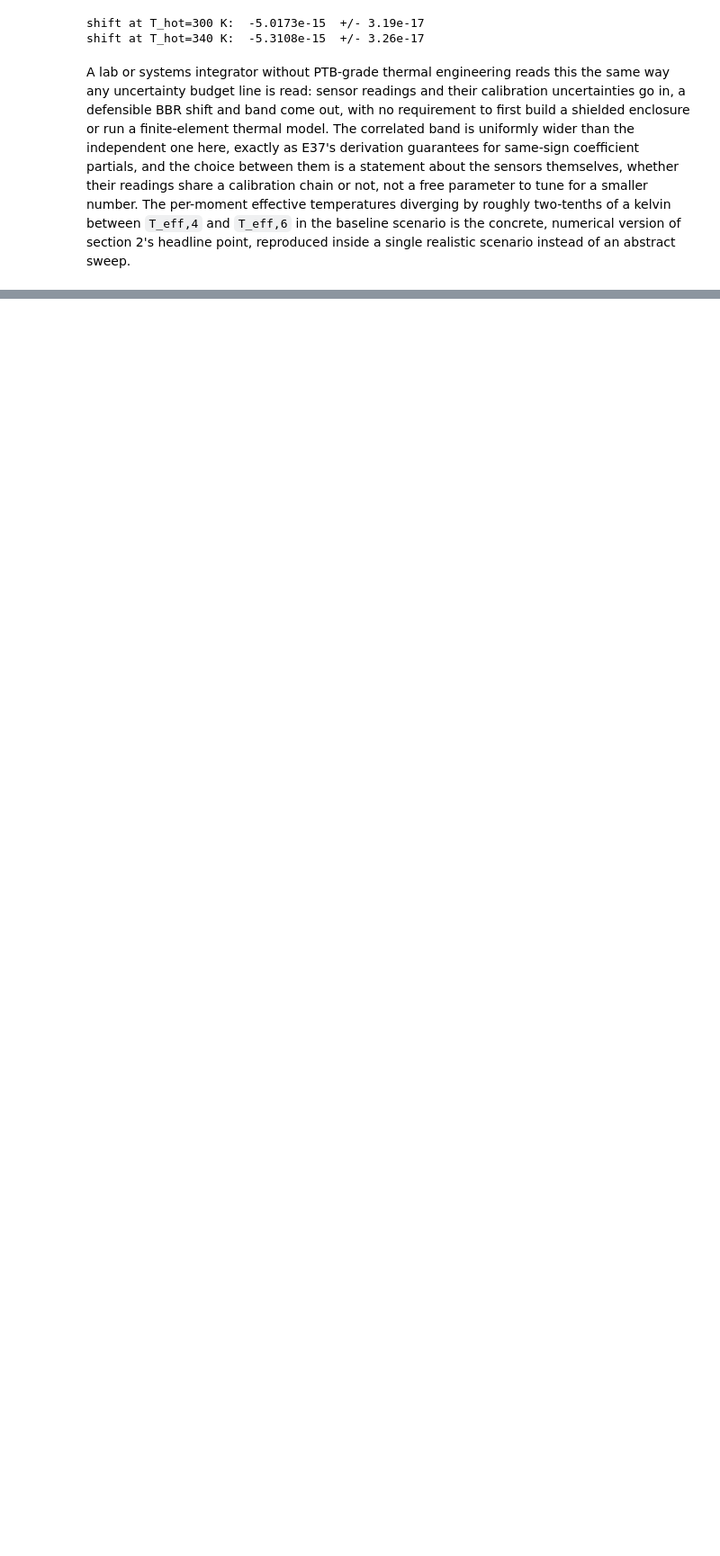
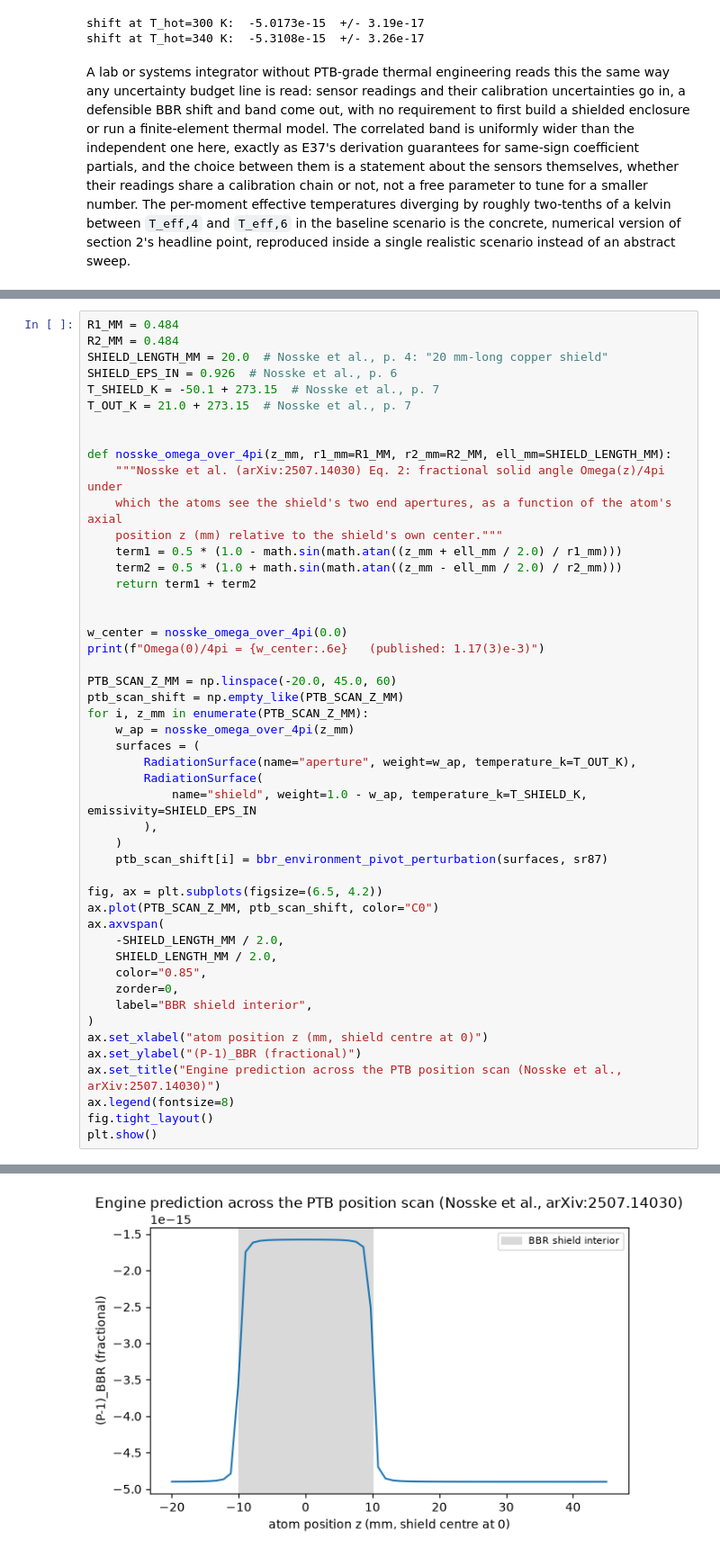
Before and after one commit to velar-mbr/CliffordClock, a Jupyter notebook: notebooks/12_thermal_environment.ipynb, the cells around one changed output, grey strips where cells are left out. Shown at 90% size. Saved outputs shown, nothing was run; the diff lists cells and outputs as text; blank space fills up the shorter version.

```diff
--- a/notebooks/12_thermal_environment.ipynb
+++ b/notebooks/12_thermal_environment.ipynb
@@ -699,0 +1044,49 @@ abstract sweep.
+# %%
+R1_MM = 0.484
+R2_MM = 0.484
+SHIELD_LENGTH_MM = 20.0  # Nosske et al., p. 4: "20 mm-long copper shield"
+SHIELD_EPS_IN = 0.926  # Nosske et al., p. 6
+T_SHIELD_K = -50.1 + 273.15  # Nosske et al., p. 7
+T_OUT_K = 21.0 + 273.15  # Nosske et al., p. 7
+
+
+def nosske_omega_over_4pi(z_mm, r1_mm=R1_MM, r2_mm=R2_MM, ell_mm=SHIELD_LENGTH_MM):
+    """Nosske et al. (arXiv:2507.14030) Eq. 2: fractional solid angle Omega(z)/4pi under
+    which the atoms see the shield's two end apertures, as a function of the atom's axial
+    position z (mm) relative to the shield's own center."""
+    term1 = 0.5 * (1.0 - math.sin(math.atan((z_mm + ell_mm / 2.0) / r1_mm)))
+    term2 = 0.5 * (1.0 + math.sin(math.atan((z_mm - ell_mm / 2.0) / r2_mm)))
+    return term1 + term2
+
+
+w_center = nosske_omega_over_4pi(0.0)
+print(f"Omega(0)/4pi = {w_center:.6e}   (published: 1.17(3)e-3)")
+
+PTB_SCAN_Z_MM = np.linspace(-20.0, 45.0, 60)
+ptb_scan_shift = np.empty_like(PTB_SCAN_Z_MM)
+for i, z_mm in enumerate(PTB_SCAN_Z_MM):
+    w_ap = nosske_omega_over_4pi(z_mm)
+    surfaces = (
+        RadiationSurface(name="aperture", weight=w_ap, temperature_k=T_OUT_K),
+        RadiationSurface(
+            name="shield", weight=1.0 - w_ap, temperature_k=T_SHIELD_K, emissivity=SHIELD_EPS_IN
+        ),
+    )
+    ptb_scan_shift[i] = bbr_environment_pivot_perturbation(surfaces, sr87)
+
+fig, ax = plt.subplots(figsize=(6.5, 4.2))
+ax.plot(PTB_SCAN_Z_MM, ptb_scan_shift, color="C0")
+ax.axvspan(
+    -SHIELD_LENGTH_MM / 2.0,
+    SHIELD_LENGTH_MM / 2.0,
+    color="0.85",
+    zorder=0,
+    label="BBR shield interior",
+)
+ax.set_xlabel("atom position z (mm, shield centre at 0)")
+ax.set_ylabel("(P-1)_BBR (fractional)")
+ax.set_title("Engine prediction across the PTB position scan (Nosske et al., arXiv:2507.14030)")
+ax.legend(fontsize=8)
+fig.tight_layout()
+plt.show()
+# %% [output]
@@ -699,0 +1094 @@ abstract sweep.
+[figure, added]
```
Also changed, not shown: parts of 23 cells of this notebook, 1 other file.
